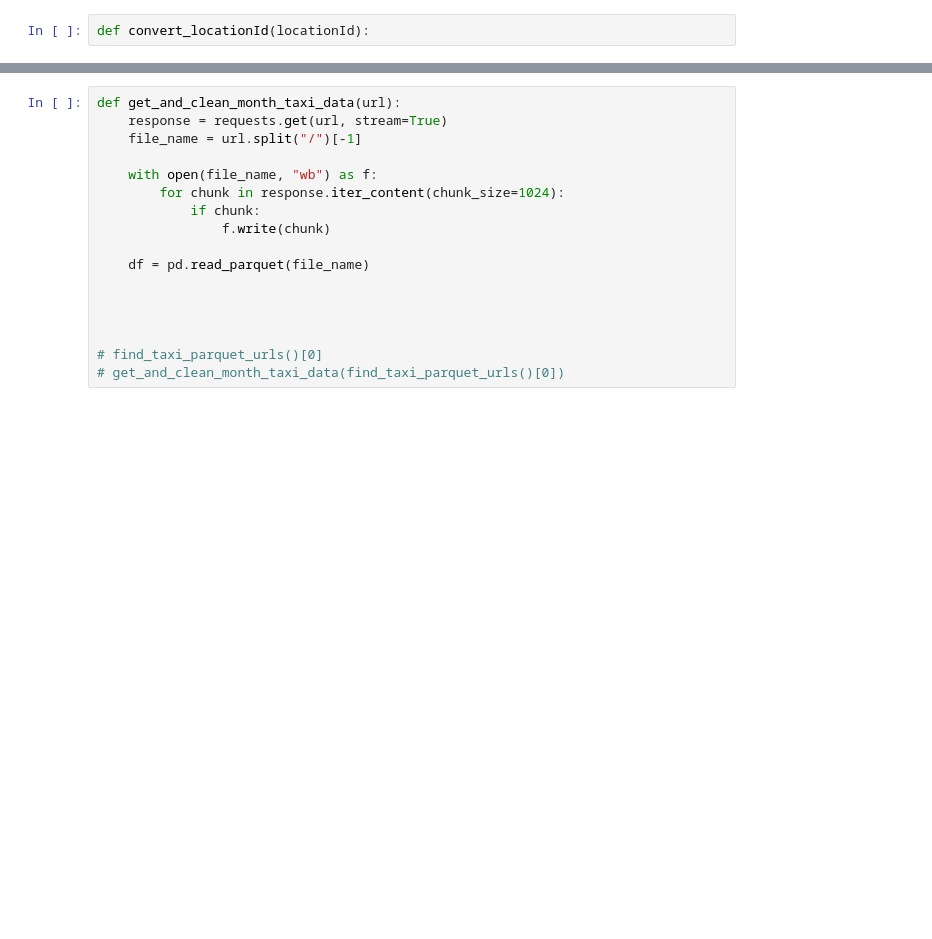
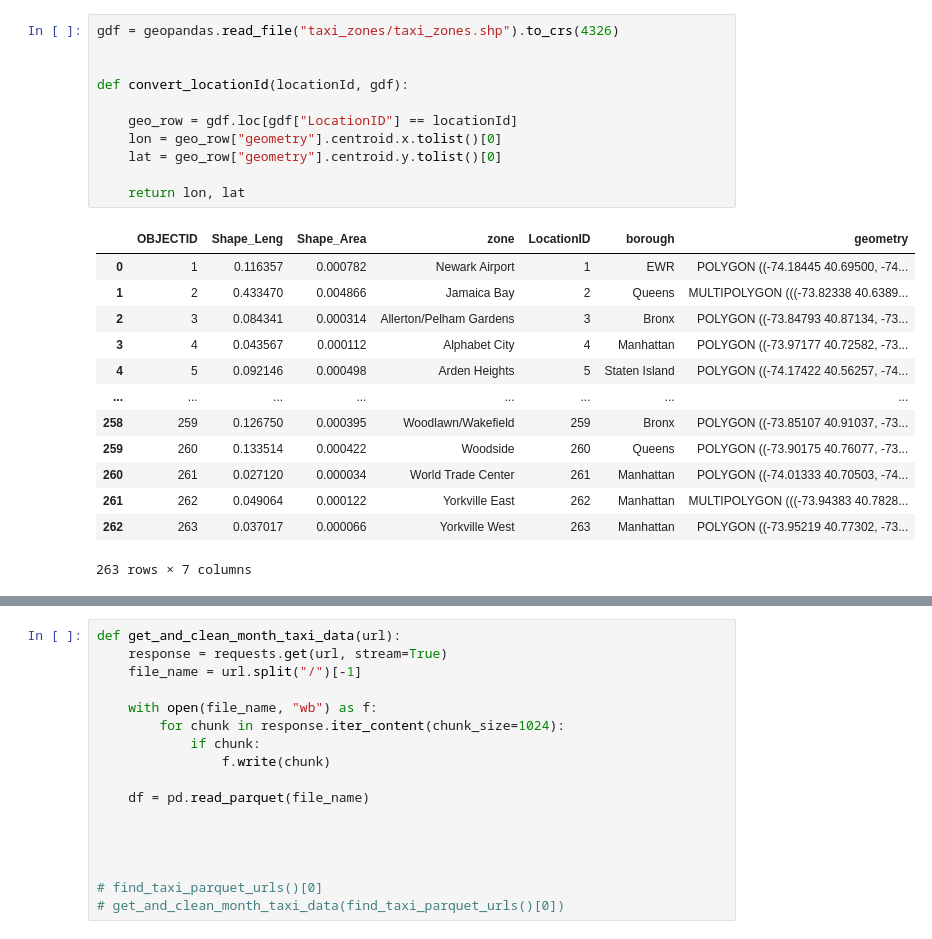
Before and after one commit to Yuchen-Duan/hired-rides-nyc-analysis, a Jupyter notebook: hired-rides-nyc-analysis.ipynb, the cells around one changed output, grey strips where cells are left out. Saved outputs shown, nothing was run; the diff lists cells and outputs as text; blank space fills up the shorter version.

Commit message:
Create conver_locationId function

```diff
--- a/hired-rides-nyc-analysis.ipynb
+++ b/hired-rides-nyc-analysis.ipynb
@@ -255,5 +255,28 @@ test.head()
 | 3 | VTS | 2010-09-13 13:35:00 | 2010-09-13 14:07:00 | 1 | 11.11 | -73.985448 | ... |
 | 4 | VTS | 2010-09-13 14:54:00 | 2010-09-13 15:13:00 | 3 | 3.52 | -73.979482 | ... |
 [interactive output not drawn]
-# %%
-def convert_locationId(locationId):
+# %%
+gdf = geopandas.read_file("taxi_zones/taxi_zones.shp").to_crs(4326)
+
+
+def convert_locationId(locationId, gdf):
+
+    geo_row = gdf.loc[gdf["LocationID"] == locationId]
+    lon = geo_row["geometry"].centroid.x.tolist()[0]
+    lat = geo_row["geometry"].centroid.y.tolist()[0]
+
+    return lon, lat
+# %% [output]
+|  | OBJECTID | Shape_Leng | Shape_Area | zone | LocationID | borough | geometry |
+| 0 | 1 | 0.116357 | 0.000782 | Newark Airport | 1 | EWR | POLYGON ((-74.18445 40.69500, -74... |
+| 1 | 2 | 0.433470 | 0.004866 | Jamaica Bay | 2 | Queens | MULTIPOLYGON (((-73.82338 40.6389... |
+| 2 | 3 | 0.084341 | 0.000314 | Allerton/Pelham Gardens | 3 | Bronx | POLYGON ((-73.84793 40.87134, -73... |
+| 3 | 4 | 0.043567 | 0.000112 | Alphabet City | 4 | Manhattan | POLYGON ((-73.97177 40.72582, -73... |
+| 4 | 5 | 0.092146 | 0.000498 | Arden Heights | 5 | Staten Island | POLYGON ((-74.17422 40.56257, -74... |
+| ... | ... | ... | ... | ... | ... | ... | ... |
+| 258 | 259 | 0.126750 | 0.000395 | Woodlawn/Wakefield | 259 | Bronx | POLYGON ((-73.85107 40.91037, -73... |
+| 259 | 260 | 0.133514 | 0.000422 | Woodside | 260 | Queens | POLYGON ((-73.90175 40.76077, -73... |
+| 260 | 261 | 0.027120 | 0.000034 | World Trade Center | 261 | Manhattan | POLYGON ((-74.01333 40.70503, -74... |
+| 261 | 262 | 0.049064 | 0.000122 | Yorkville East | 262 | Manhattan | MULTIPOLYGON (((-73.94383 40.7828... |
+| 262 | 263 | 0.037017 | 0.000066 | Yorkville West | 263 | Manhattan | POLYGON ((-73.95219 40.77302, -73... |
+263 rows × 7 columns
```
Also changed, not shown: parts of 5 cells of this notebook.
